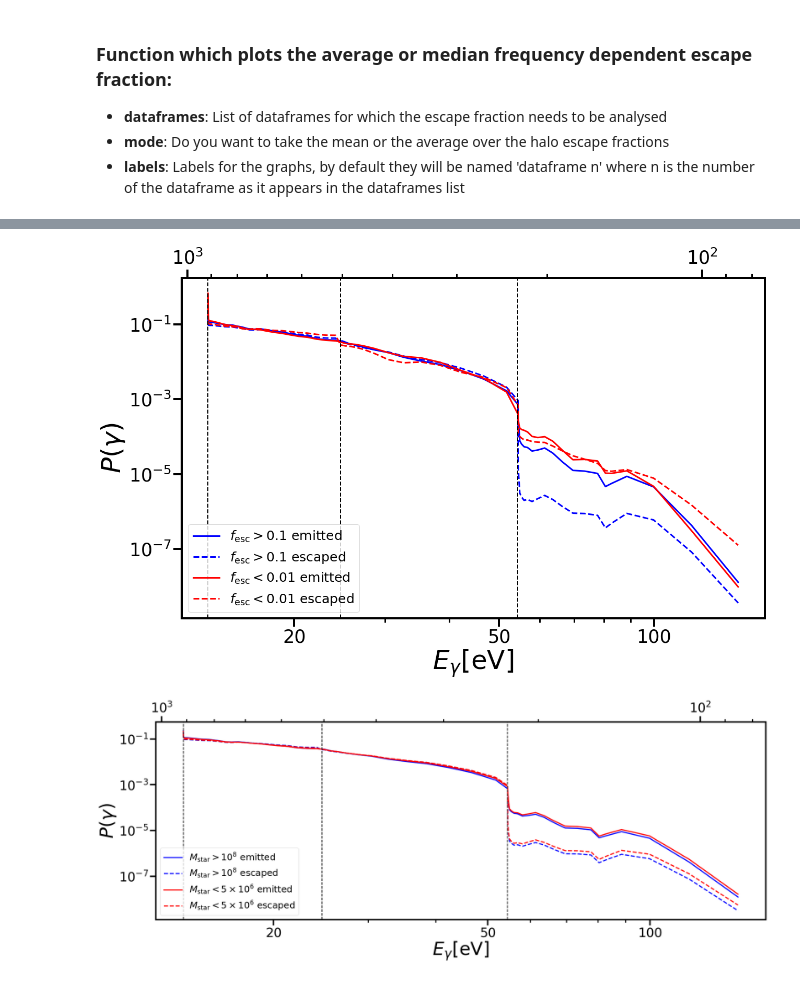
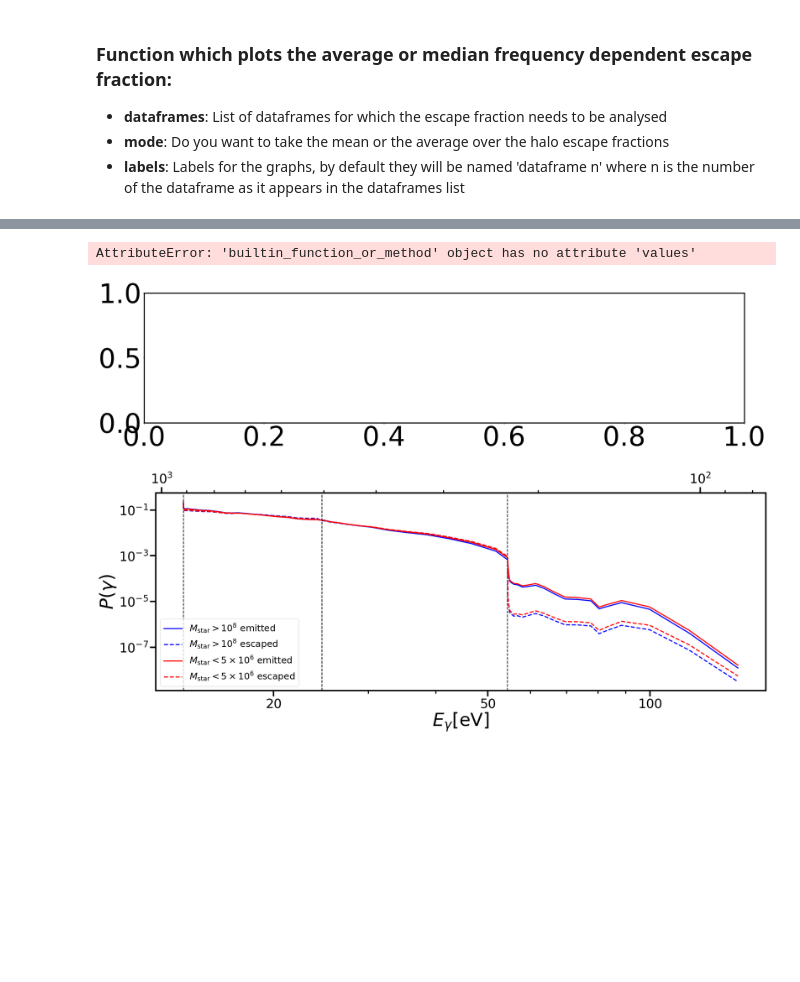
Before and after one commit to IvanKostyuk94/f_esc, a Jupyter notebook: spectra.ipynb, the cells around one changed output, grey strips where cells are left out. Cells and saved outputs as stored; diff of their text form; code cells hidden in the pictures; blank space fills up the shorter version.

```diff
--- a/spectra.ipynb
+++ b/spectra.ipynb
@@ -356,8 +397,11 @@ def update_df(df, h=0.6774):
 # %%
 df = pd.read_pickle('dfs/esc_analysis.pickle')
 update_df(df)
+# %%
+df_dust = pd.read_pickle('dfs/new_dust.pickle')
+update_df(df_dust)
 # %%
-df_no_dust =  df_no_dust_full.merge(df_dust[['ID','z']], on=['ID','z'], how='inner')
+df_no_dust =  df.merge(df_dust[['ID','z']], on=['ID','z'], how='inner')
 # %%
 df = df.drop([6676, 6713,7507])
 # %%
@@ -366,11 +410,11 @@ filt_f_esc_small = df.f_esc < 0.01
 filt_star = df.StarMass > 5e7
 filt_star_small = df.StarMass < 5e6
 dfs_1=df
-dfs_2=[df[filt_f_esc],df[filt_f_esc_small]]
-dfs_3=[df[filt_star], df[filt_star_small]]
-labels_1 = ['emitted spectrum', 'escaped spectrum',r'$f_\mathrm{esc}>0.1$',r'$f_\mathrm{esc}<0.01$']
-labels_2 = [r'$M_\mathrm{star}>10^8$',r'$M_\mathrm{star}<5\times 10^6$']
-labels_1.extend(labels_2)
+dfs_3=[df[filt_f_esc],df[filt_f_esc_small]]
+dfs_2=[df[filt_star], df[filt_star_small]]
+labels_1 = ['emitted spectrum', 'escaped spectrum', '$M_{\star}>10^8M_{\u2609}$', r'$M_{\star}<5 \times$' +  '$10^6M_{\u2609}$', r'$f_\mathrm{esc}>0.1$',r'$f_\mathrm{esc}<0.01$']
+#labels_2 = [r'no dust',r'dust']
+#labels_1.extend(labels_2)
 tag_1 = 'esc'
 tag_2 = 'mass'
 # %%
@@ -380,3 +424,5 @@ print(labels_1)
+# %%
+dfs_dust = [df_no_dust, df_dust]
 # %%
 plot_multiple_spectra_comparison([dfs_1, dfs_2, dfs_3], labels=labels_1, save=True, top_title=True)
 # %% [output]
@@ -384,7 +430,8 @@ plot_multiple_spectra_comparison([dfs_1, dfs_2, dfs_3], labels=labels_1, save=Tr
 # %%
-plot_multiple_spectra_comparison(dfs_1, colors=['blue', 'red'], labels=labels_1, tag=tag_1, save=False, top_title=False)
+plot_multiple_spectra_comparison([dfs_dust], colors=['blue', 'red'], labels=labels_1, tag=tag_1, save=False, top_title=False)
 # %% [output]
+AttributeError: 'builtin_function_or_method' object has no attribute 'values'
-[figure, old version]
+[figure, new version]
 # %%
 plot_multiple_spectra_comparison(dfs_2, colors=['blue', 'red'], labels=labels_2, tag=tag_2, save=True)
 # %% [output]
```
Also changed, not shown: parts of 9 cells of this notebook, 10 other files.
